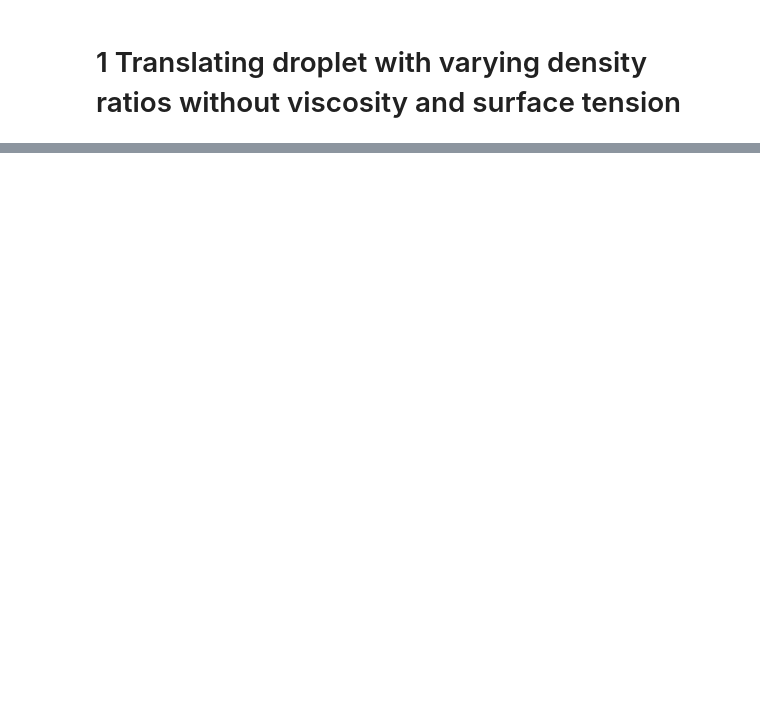
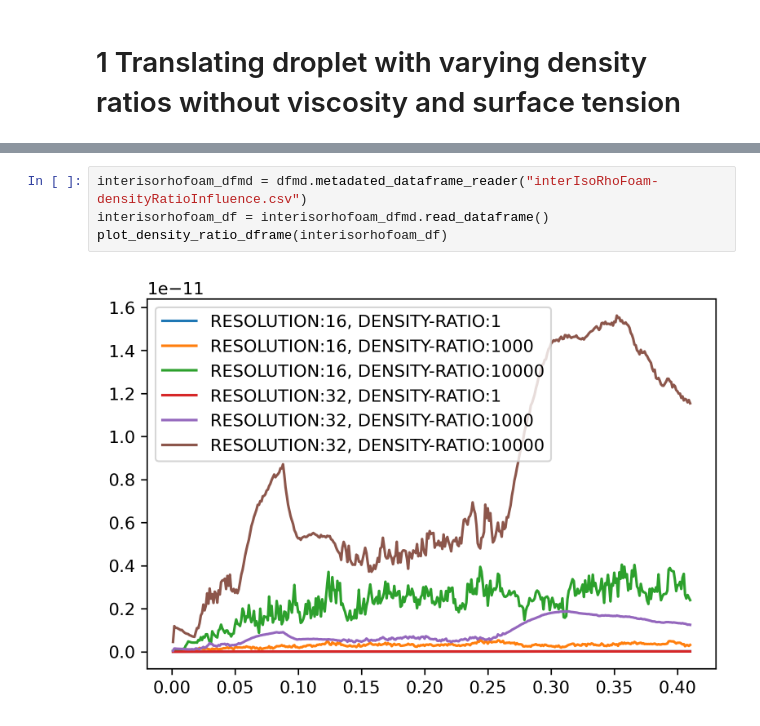
Before and after one commit to CRC-1194/argo, a Jupyter notebook: cases/hydrodynamic/translatingDroplet3D/test-nb.ipynb, the cells around one changed output, grey strips where cells are left out. Drawn from its saved outputs; the diff is of its cells as text; blank space fills up the shorter version.

```diff
--- a/cases/hydrodynamic/translatingDroplet3D/test-nb.ipynb
+++ b/cases/hydrodynamic/translatingDroplet3D/test-nb.ipynb
@@ -64,0 +47,6 @@ df=densityRatioInfluence_plot("./")
+# %%
+interisorhofoam_dfmd = dfmd.metadated_dataframe_reader("interIsoRhoFoam-densityRatioInfluence.csv")
+interisorhofoam_df = interisorhofoam_dfmd.read_dataframe()
+plot_density_ratio_dframe(interisorhofoam_df)
+# %% [output]
+[figure, added]
```
Also changed, not shown: parts of 5 cells of this notebook, 1 other file.
